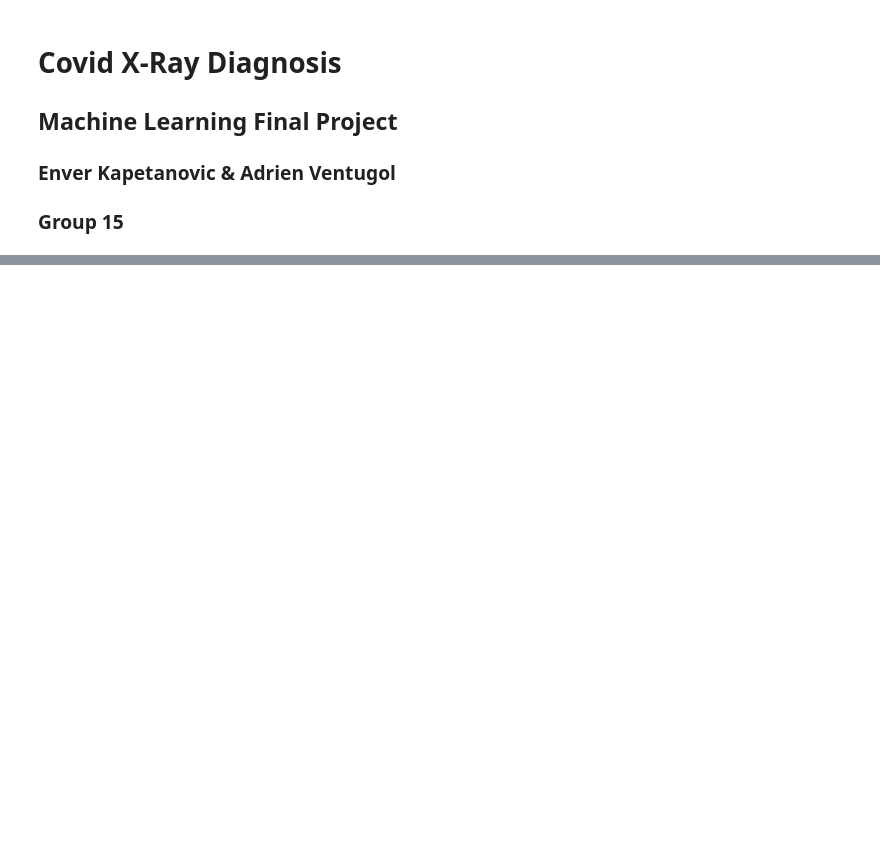
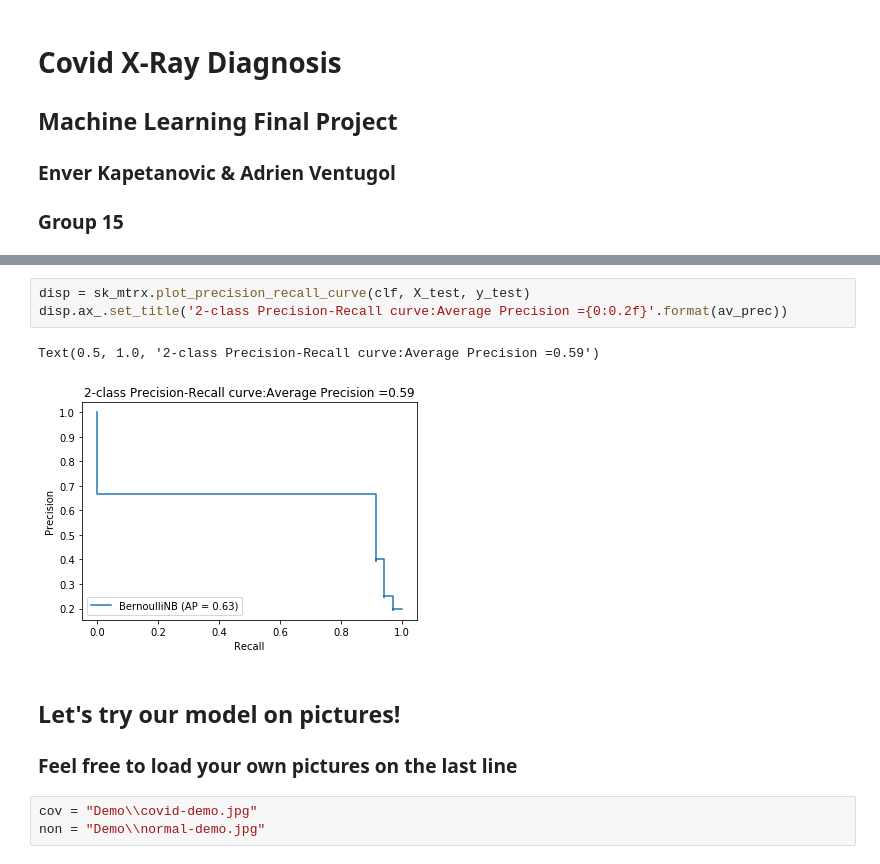
Before and after one commit to kapetanenver/MachineLearningProject, a Jupyter notebook: MLProjectAdrien.ipynb, the cells around one changed output, grey strips where cells are left out. Drawn from its saved outputs; the diff is of its cells as text; blank space fills up the shorter version.

```diff
--- a/MLProjectAdrien.ipynb
+++ b/MLProjectAdrien.ipynb
@@ -122,0 +129,12 @@ balanced_accuracy_score(y, clf.predict(X))
+# %%
+disp = sk_mtrx.plot_precision_recall_curve(clf, X_test, y_test)
+disp.ax_.set_title('2-class Precision-Recall curve:Average Precision ={0:0.2f}'.format(av_prec))
+# %% [output]
+Text(0.5, 1.0, '2-class Precision-Recall curve:Average Precision =0.59')
+[figure, added]
+# %% [markdown]
+## Let's try our model on pictures!
+### Feel free to load your own pictures on the last line
+# %%
+cov = "Demo\\covid-demo.jpg"
+non = "Demo\\normal-demo.jpg"
```
Also changed, not shown: parts of 23 cells of this notebook, 3 other files.
